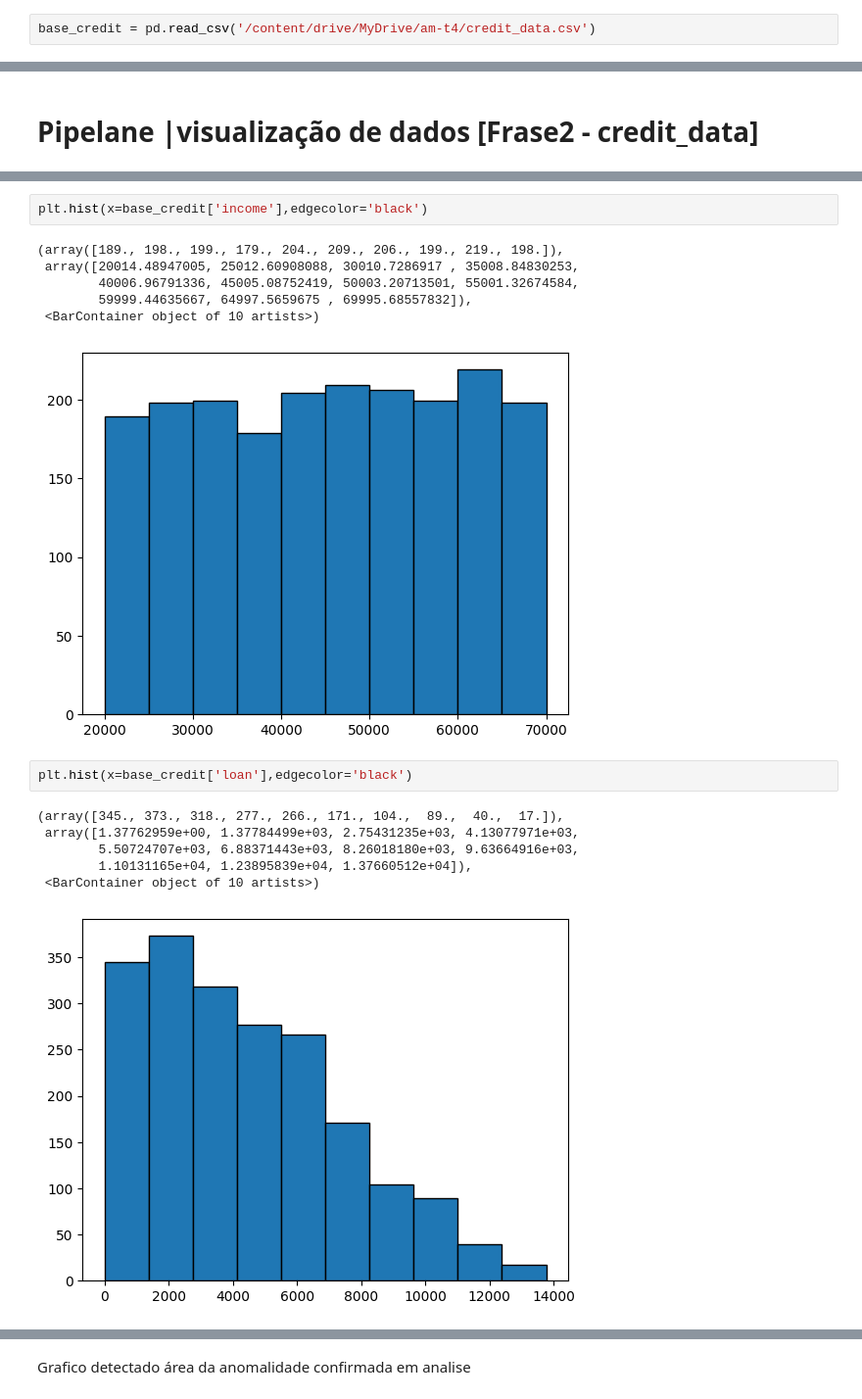
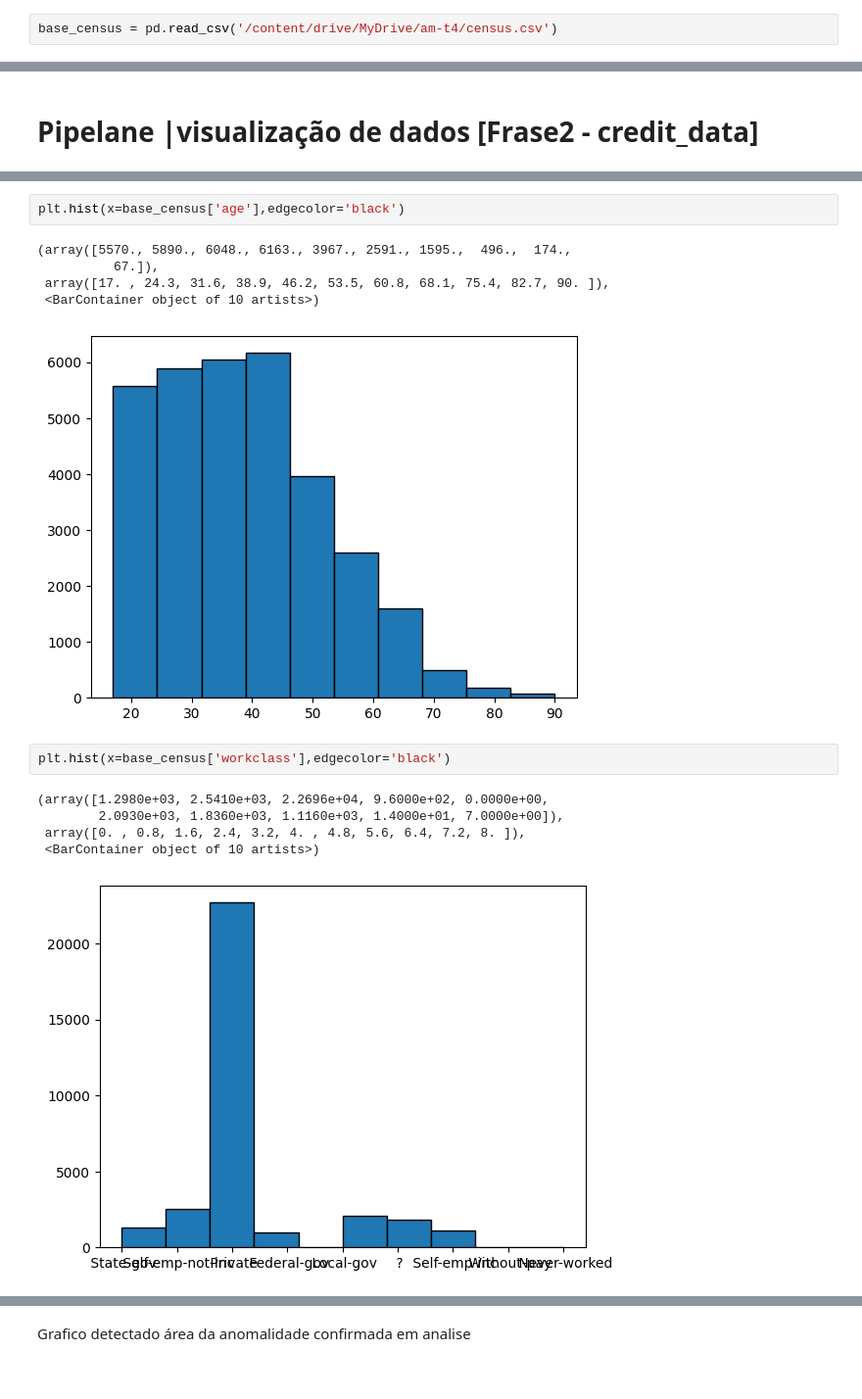
Before and after one commit to LuizGustavoReis/am-t4-s1a2026, a Jupyter notebook: census0416_amt4.ipynb, the cells around one changed output, grey strips where cells are left out. Shown at 98% size. Saved outputs shown, nothing was run; the diff lists cells and outputs as text.

Commit message:
comesando o census

```diff
--- a/census0416_amt4.ipynb
+++ b/census0416_amt4.ipynb
@@ -23,4 +23,4 @@ import plotly.express as px
 # %% [markdown]
 ## Importar DataFrame [base_credit] - descrição da base
 # %%
-base_credit = pd.read_csv('/content/drive/MyDrive/am-t4/credit_data.csv')
+base_census = pd.read_csv('/content/drive/MyDrive/am-t4/census.csv')
@@ -109,18 +125,16 @@ sns.countplot(x = base_credit['default'], hue = base_credit['default'], palette=
 # %%
-plt.hist(x=base_credit['income'],edgecolor='black')
+plt.hist(x=base_census['age'],edgecolor='black')
 # %% [output]
-(array([189., 198., 199., 179., 204., 209., 206., 199., 219., 198.]),
- array([20014.48947005, 25012.60908088, 30010.7286917 , 35008.84830253,
-        40006.96791336, 45005.08752419, 50003.20713501, 55001.32674584,
-        59999.44635667, 64997.5659675 , 69995.68557832]),
+(array([5570., 5890., 6048., 6163., 3967., 2591., 1595.,  496.,  174.,
+          67.]),
+ array([17. , 24.3, 31.6, 38.9, 46.2, 53.5, 60.8, 68.1, 75.4, 82.7, 90. ]),
  <BarContainer object of 10 artists>)
-[figure, old version]
+[figure, new version]
 # %%
-plt.hist(x=base_credit['loan'],edgecolor='black')
+plt.hist(x=base_census['workclass'],edgecolor='black')
 # %% [output]
-(array([345., 373., 318., 277., 266., 171., 104.,  89.,  40.,  17.]),
- array([1.37762959e+00, 1.37784499e+03, 2.75431235e+03, 4.13077971e+03,
-        5.50724707e+03, 6.88371443e+03, 8.26018180e+03, 9.63664916e+03,
-        1.10131165e+04, 1.23895839e+04, 1.37660512e+04]),
+(array([1.2980e+03, 2.5410e+03, 2.2696e+04, 9.6000e+02, 0.0000e+00,
+        2.0930e+03, 1.8360e+03, 1.1160e+03, 1.4000e+01, 7.0000e+00]),
+ array([0. , 0.8, 1.6, 2.4, 3.2, 4. , 4.8, 5.6, 6.4, 7.2, 8. ]),
  <BarContainer object of 10 artists>)
-[figure, old version]
+[figure, new version]
```
Also changed, not shown: parts of 13 cells of this notebook.
